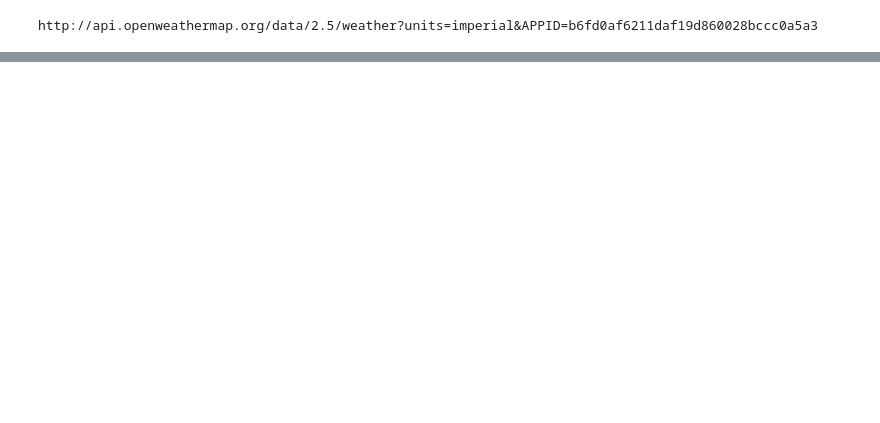
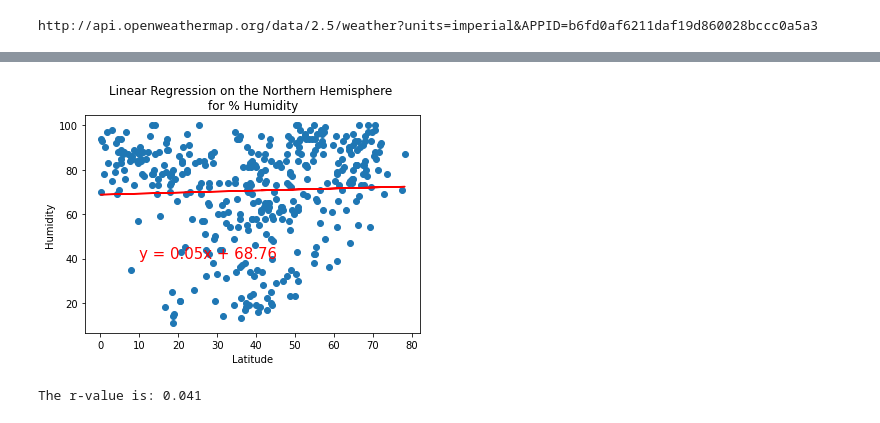
Before and after one commit to giseledoan/World_Weather_Analysis, a Jupyter notebook: WeatherPy.ipynb, the cells around one changed output, grey strips where cells are left out. Saved outputs shown, nothing was run; the diff lists cells and outputs as text; code cells hidden in the pictures; blank space fills up the shorter version.

```diff
--- a/WeatherPy.ipynb
+++ b/WeatherPy.ipynb
@@ -223,0 +272,10 @@ plt.show()
+# %%
+# Find the Correlation Between Latitude & Humidity for the Northern Hemisphere
+# Linear regression on the Northern Hemisphere
+x_values = northern_hemi_df["Lat"]
+y_values = northern_hemi_df["Humidity"]
+# Call the function.
+plot_linear_regression(x_values, y_values, 'Linear Regression on the Northern Hemisphere \nfor % Humidity', 'Humidity',(10,40))
+# %% [output]
+[figure, added]
+The r-value is: 0.041
```
Also changed, not shown: parts of 21 cells of this notebook.
